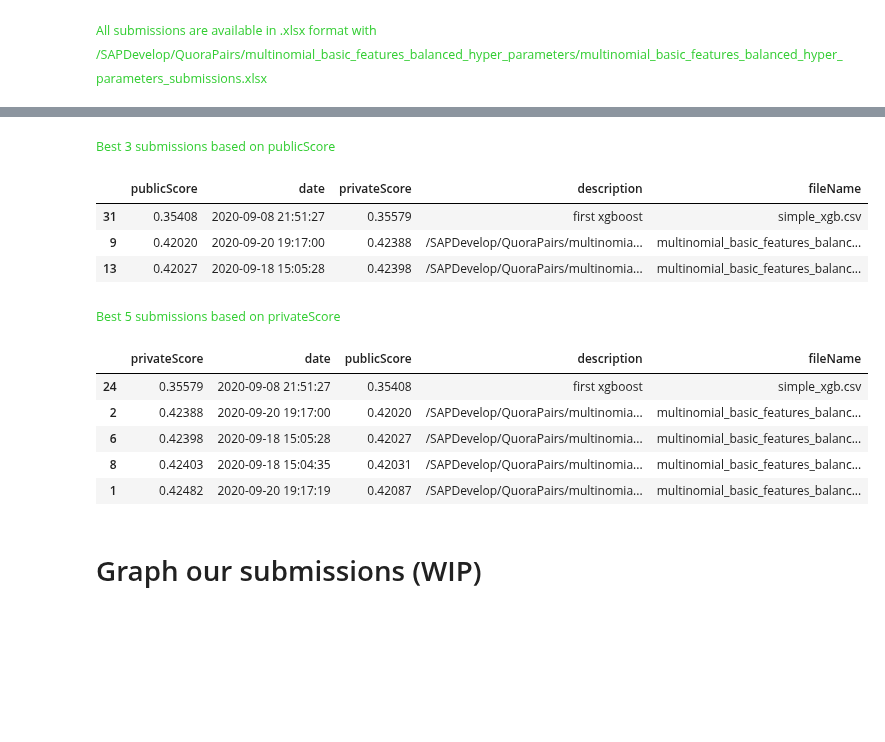
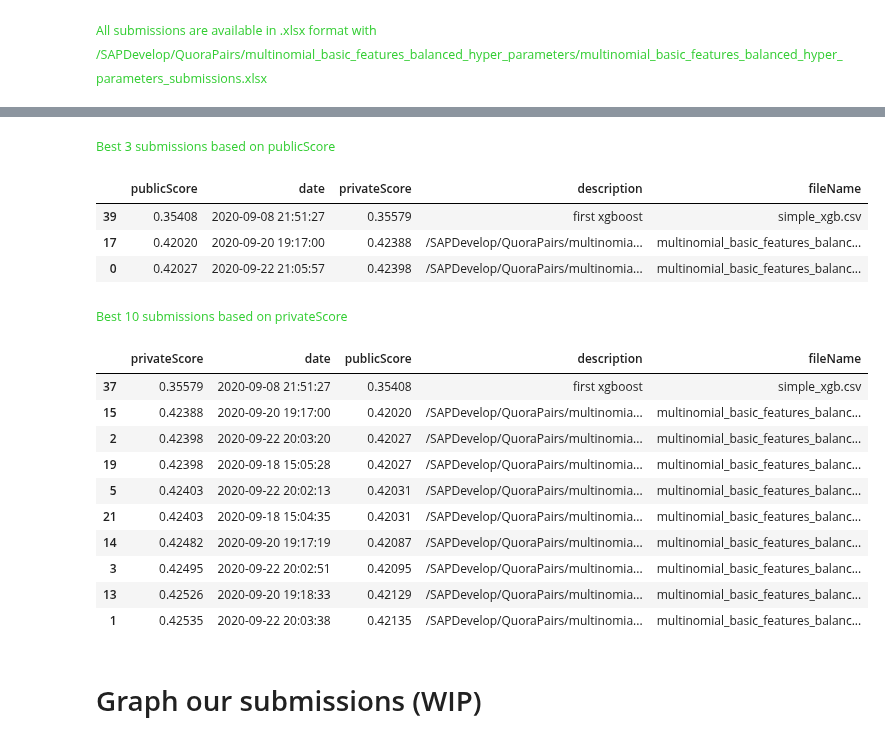
Before and after one commit to acharroux/QuoraPairs, a Jupyter notebook: BruteForce/multinomial_basic_features_balanced_hyper_parameters.ipynb, the cells around one changed output, grey strips where cells are left out. Saved outputs shown, nothing was run; the diff lists cells and outputs as text; code cells hidden in the pictures; blank space fills up the shorter version.

```diff
--- a/BruteForce/multinomial_basic_features_balanced_hyper_parameters.ipynb
+++ b/BruteForce/multinomial_basic_features_balanced_hyper_parameters.ipynb
@@ -946,21 +974,26 @@ Last 10 submissions
 # %%
-get_best_submissions(all_submissions)
+get_best_submissions(all_submissions,n=3)
 # %% [output]
 Best 3 submissions based on publicScore
 |  | publicScore | date | privateScore | description | fileName |
-| 31 | 0.35408 | 2020-09-08 21:51:27 | 0.35579 | first xgboost | simple_xgb.csv |
-| 9 | 0.42020 | 2020-09-20 19:17:00 | 0.42388 | /SAPDevelop/QuoraPairs/multinomia... | multinomial_basic_features_balanc... |
-| 13 | 0.42027 | 2020-09-18 15:05:28 | 0.42398 | /SAPDevelop/QuoraPairs/multinomia... | multinomial_basic_features_balanc... |
+| 39 | 0.35408 | 2020-09-08 21:51:27 | 0.35579 | first xgboost | simple_xgb.csv |
+| 17 | 0.42020 | 2020-09-20 19:17:00 | 0.42388 | /SAPDevelop/QuoraPairs/multinomia... | multinomial_basic_features_balanc... |
+| 0 | 0.42027 | 2020-09-22 21:05:57 | 0.42398 | /SAPDevelop/QuoraPairs/multinomia... | multinomial_basic_features_balanc... |
 # %%
-get_best_submissions(all_submissions,metric='privateScore',n=5)
+get_best_submissions(all_submissions,metric='privateScore',n=10)
 # %% [output]
-Best 5 submissions based on privateScore
+Best 10 submissions based on privateScore
 |  | privateScore | date | publicScore | description | fileName |
-| 24 | 0.35579 | 2020-09-08 21:51:27 | 0.35408 | first xgboost | simple_xgb.csv |
-| 2 | 0.42388 | 2020-09-20 19:17:00 | 0.42020 | /SAPDevelop/QuoraPairs/multinomia... | multinomial_basic_features_balanc... |
-| 6 | 0.42398 | 2020-09-18 15:05:28 | 0.42027 | /SAPDevelop/QuoraPairs/multinomia... | multinomial_basic_features_balanc... |
-| 8 | 0.42403 | 2020-09-18 15:04:35 | 0.42031 | /SAPDevelop/QuoraPairs/multinomia... | multinomial_basic_features_balanc... |
-| 1 | 0.42482 | 2020-09-20 19:17:19 | 0.42087 | /SAPDevelop/QuoraPairs/multinomia... | multinomial_basic_features_balanc... |
+| 37 | 0.35579 | 2020-09-08 21:51:27 | 0.35408 | first xgboost | simple_xgb.csv |
+| 15 | 0.42388 | 2020-09-20 19:17:00 | 0.42020 | /SAPDevelop/QuoraPairs/multinomia... | multinomial_basic_features_balanc... |
+| 2 | 0.42398 | 2020-09-22 20:03:20 | 0.42027 | /SAPDevelop/QuoraPairs/multinomia... | multinomial_basic_features_balanc... |
+| 19 | 0.42398 | 2020-09-18 15:05:28 | 0.42027 | /SAPDevelop/QuoraPairs/multinomia... | multinomial_basic_features_balanc... |
+| 5 | 0.42403 | 2020-09-22 20:02:13 | 0.42031 | /SAPDevelop/QuoraPairs/multinomia... | multinomial_basic_features_balanc... |
+| 21 | 0.42403 | 2020-09-18 15:04:35 | 0.42031 | /SAPDevelop/QuoraPairs/multinomia... | multinomial_basic_features_balanc... |
+| 14 | 0.42482 | 2020-09-20 19:17:19 | 0.42087 | /SAPDevelop/QuoraPairs/multinomia... | multinomial_basic_features_balanc... |
+| 3 | 0.42495 | 2020-09-22 20:02:51 | 0.42095 | /SAPDevelop/QuoraPairs/multinomia... | multinomial_basic_features_balanc... |
+| 13 | 0.42526 | 2020-09-20 19:18:33 | 0.42129 | /SAPDevelop/QuoraPairs/multinomia... | multinomial_basic_features_balanc... |
+| 1 | 0.42535 | 2020-09-22 20:03:38 | 0.42135 | /SAPDevelop/QuoraPairs/multinomia... | multinomial_basic_features_balanc... |
 # %% [markdown]
 # Graph our submissions (WIP)
 # %%
```
Also changed, not shown: parts of 18 cells of this notebook, 1 other file.
